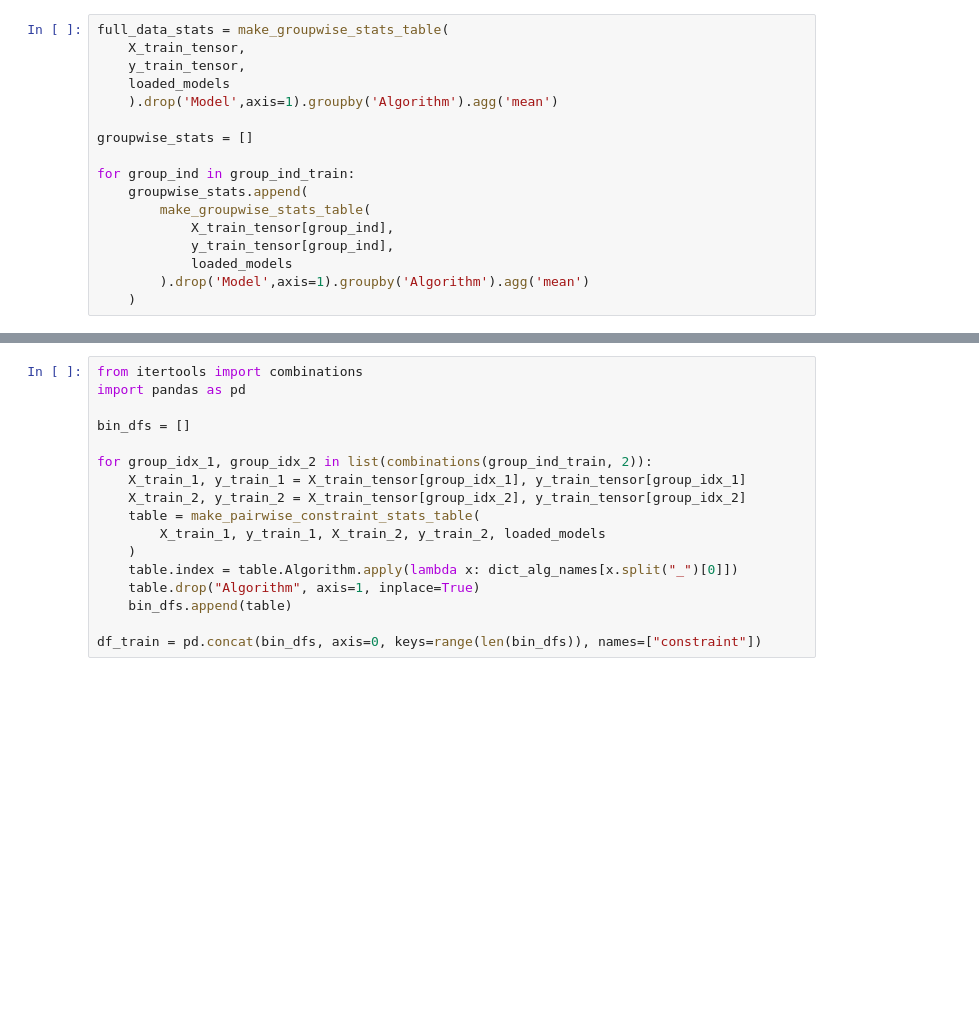
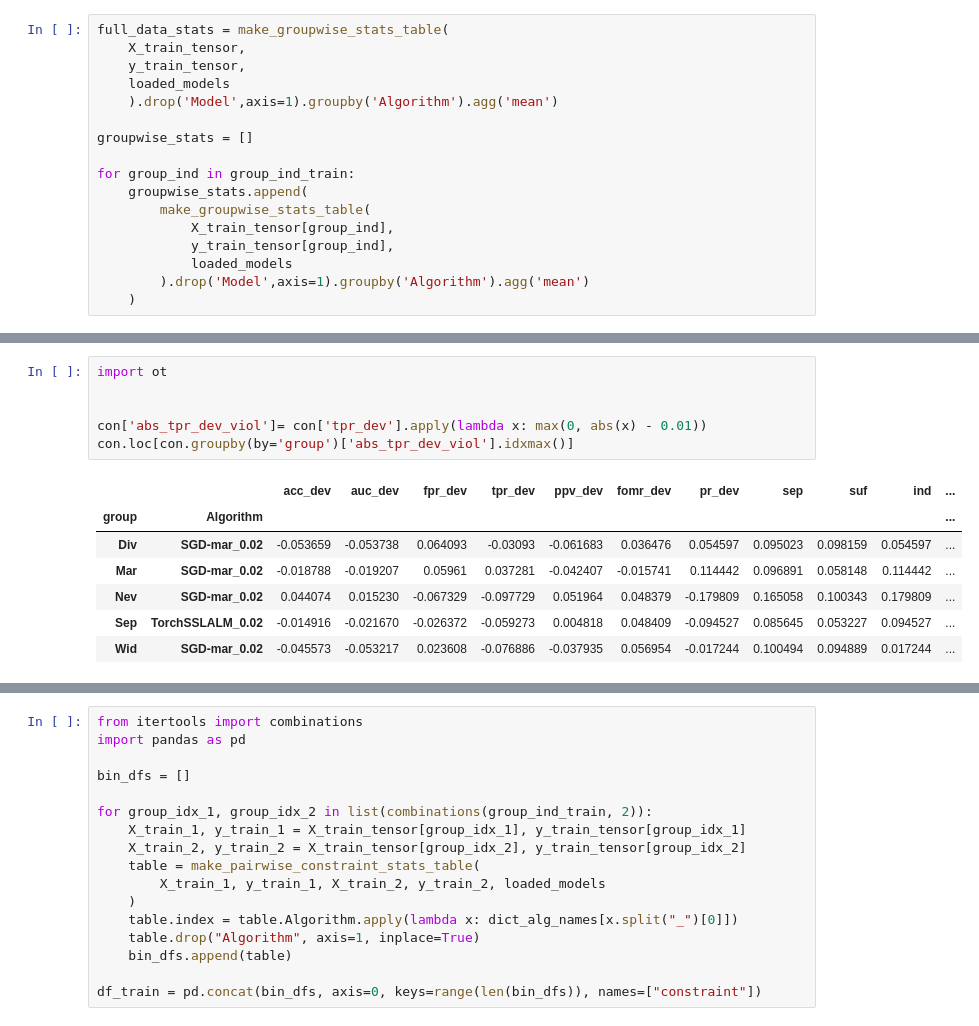
Before and after one commit to andrewklayk/humancompatible-train, a Jupyter notebook: experiments/model_plots.ipynb, the cells around one changed output, grey strips where cells are left out. Drawn from its saved outputs; the diff is of its cells as text; blank space fills up the shorter version.

```diff
--- a/experiments/model_plots.ipynb
+++ b/experiments/model_plots.ipynb
@@ -156,0 +226,14 @@ groupwise_dev[0]
+# %%
+import ot
+
+
+con['abs_tpr_dev_viol']= con['tpr_dev'].apply(lambda x: max(0, abs(x) - 0.01))
+con.loc[con.groupby(by='group')['abs_tpr_dev_viol'].idxmax()]
+# %% [output]
+|  |  | acc_dev | auc_dev | fpr_dev | tpr_dev | ppv_dev | fomr_dev | pr_dev | sep | suf | ind | ... |
+| group | Algorithm |  |  |  |  |  |  |  |  |  |  | ... |
+| Div | SGD-mar_0.02 | -0.053659 | -0.053738 | 0.064093 | -0.03093 | -0.061683 | 0.036476 | 0.054597 | 0.095023 | 0.098159 | 0.054597 | ... |
+| Mar | SGD-mar_0.02 | -0.018788 | -0.019207 | 0.05961 | 0.037281 | -0.042407 | -0.015741 | 0.114442 | 0.096891 | 0.058148 | 0.114442 | ... |
+| Nev | SGD-mar_0.02 | 0.044074 | 0.015230 | -0.067329 | -0.097729 | 0.051964 | 0.048379 | -0.179809 | 0.165058 | 0.100343 | 0.179809 | ... |
+| Sep | TorchSSLALM_0.02 | -0.014916 | -0.021670 | -0.026372 | -0.059273 | 0.004818 | 0.048409 | -0.094527 | 0.085645 | 0.053227 | 0.094527 | ... |
+| Wid | SGD-mar_0.02 | -0.045573 | -0.053217 | 0.023608 | -0.076886 | -0.037935 | 0.056954 | -0.017244 | 0.100494 | 0.094889 | 0.017244 | ... |
```
Also changed, not shown: parts of 16 cells of this notebook, 16 other files.
